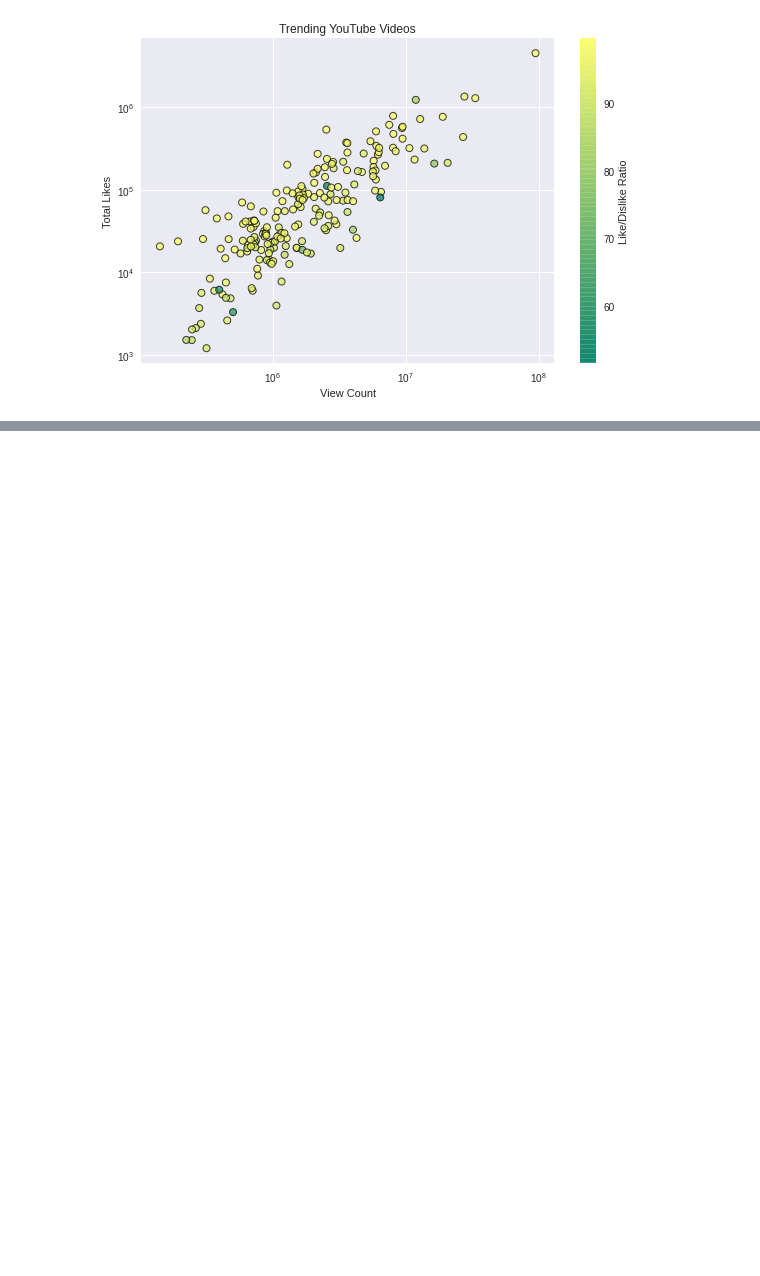
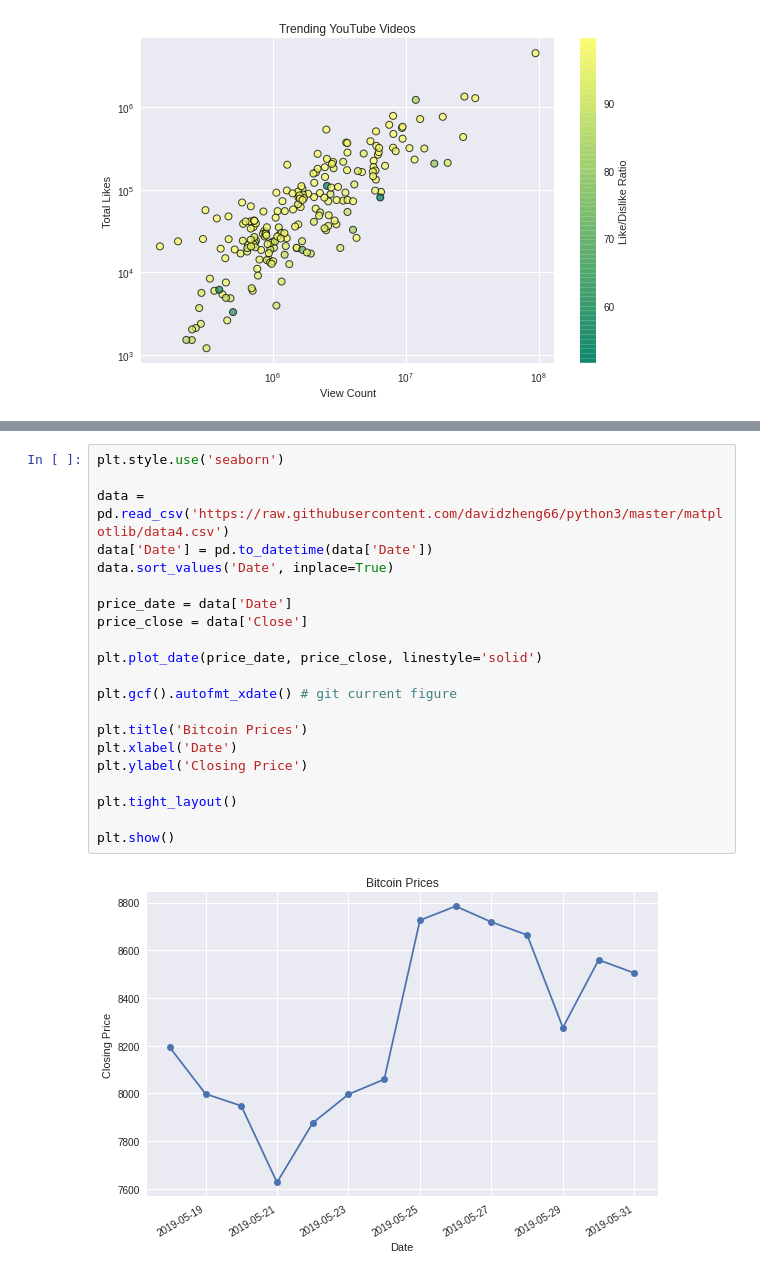
Before and after one commit to davidzheng66/python3, a Jupyter notebook: matplotlib/matplot.ipynb, the cells around one changed output, grey strips where cells are left out. Saved outputs shown, nothing was run; the diff lists cells and outputs as text; blank space fills up the shorter version.

Commit message:
Add plotting time series data

```diff
--- a/matplotlib/matplot.ipynb
+++ b/matplotlib/matplot.ipynb
@@ -456,0 +492,23 @@ plt.show()
+# %%
+plt.style.use('seaborn')
+
+data = pd.read_csv('https://raw.githubusercontent.com/davidzheng66/python3/master/matplotlib/data4.csv')
+data['Date'] = pd.to_datetime(data['Date'])
+data.sort_values('Date', inplace=True)
+
+price_date = data['Date']
+price_close = data['Close']
+
+plt.plot_date(price_date, price_close, linestyle='solid')
+
+plt.gcf().autofmt_xdate() # git current figure
+
+plt.title('Bitcoin Prices')
+plt.xlabel('Date')
+plt.ylabel('Closing Price')
+
+plt.tight_layout()
+
+plt.show()
+# %% [output]
+[figure, added]
```
Also changed, not shown: parts of 2 cells of this notebook.
